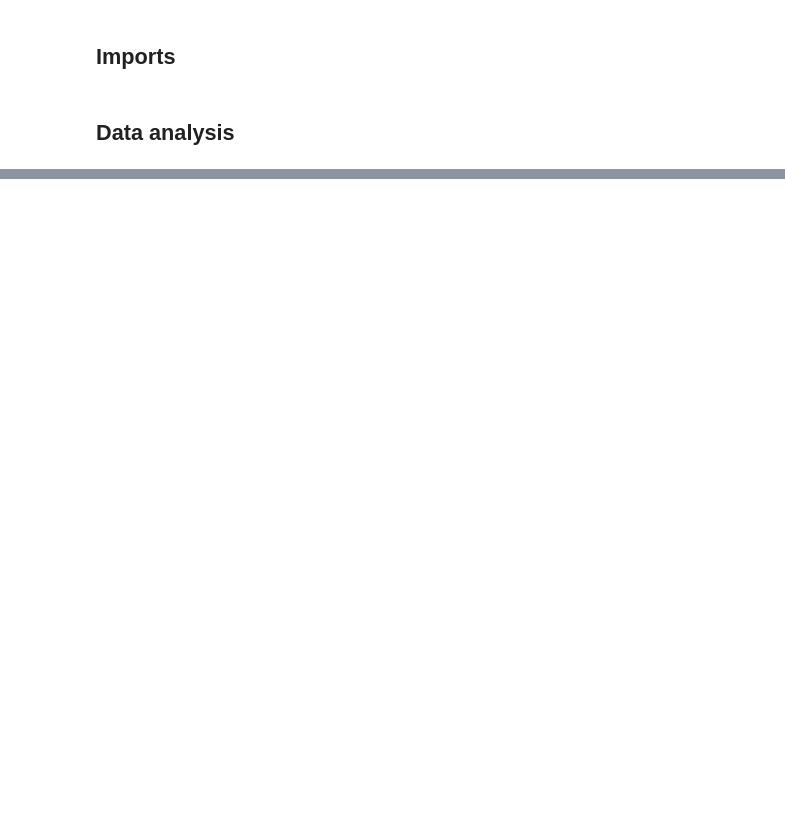
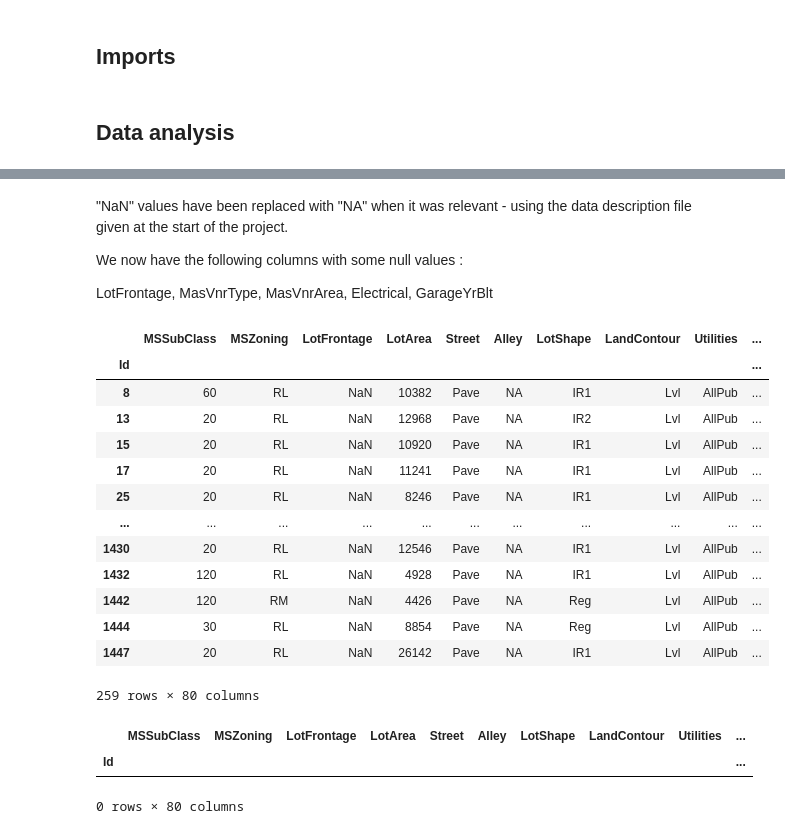
Before and after one commit to vin-br/house-prices, a Jupyter notebook: House Prices.ipynb, the cells around one changed output, grey strips where cells are left out. Cells and saved outputs as stored; diff of their text form; code cells hidden in the pictures; blank space fills up the shorter version.

```diff
--- a/House Prices.ipynb
+++ b/House Prices.ipynb
@@ -98,0 +68,2 @@ Length: 81, dtype: int64
+# %%
+dataset.set_index('Id', inplace = True)
@@ -98,0 +121,7 @@ Length: 81, dtype: int64
+# %%
+dataset_nan_values = ["Alley", "BsmtQual", "BsmtCond", "BsmtExposure", "BsmtFinType1", "BsmtFinType2", "FireplaceQu", "GarageType", "GarageFinish", "GarageQual", "GarageCond", "PoolQC", "Fence", "MiscFeature"]
+
+for columns in dataset_nan_values:
+    dataset[columns].fillna("NA", inplace = True)
+
+print(f"Non-Null Count Verification: \n {dataset.info()}")
@@ -98,0 +163,34 @@ Length: 81, dtype: int64
+# %% [markdown]
+"NaN" values have been replaced with "NA" when it was relevant - using the data description file given at the start of the project.
+
+We now have the following columns with some null values :
+
+LotFrontage, MasVnrType, MasVnrArea, Electrical, GarageYrBlt
+# %%
+dataset.loc[dataset["LotFrontage"].isnull(), :]
+# %% [output]
+|  | MSSubClass | MSZoning | LotFrontage | LotArea | Street | Alley | LotShape | LandContour | Utilities | ... |
+| Id |  |  |  |  |  |  |  |  |  | ... |
+| 8 | 60 | RL | NaN | 10382 | Pave | NA | IR1 | Lvl | AllPub | ... |
+| 13 | 20 | RL | NaN | 12968 | Pave | NA | IR2 | Lvl | AllPub | ... |
+| 15 | 20 | RL | NaN | 10920 | Pave | NA | IR1 | Lvl | AllPub | ... |
+| 17 | 20 | RL | NaN | 11241 | Pave | NA | IR1 | Lvl | AllPub | ... |
+| 25 | 20 | RL | NaN | 8246 | Pave | NA | IR1 | Lvl | AllPub | ... |
+| ... | ... | ... | ... | ... | ... | ... | ... | ... | ... | ... |
+| 1430 | 20 | RL | NaN | 12546 | Pave | NA | IR1 | Lvl | AllPub | ... |
+| 1432 | 120 | RL | NaN | 4928 | Pave | NA | IR1 | Lvl | AllPub | ... |
+| 1442 | 120 | RM | NaN | 4426 | Pave | NA | Reg | Lvl | AllPub | ... |
+| 1444 | 30 | RL | NaN | 8854 | Pave | NA | Reg | Lvl | AllPub | ... |
+| 1447 | 20 | RL | NaN | 26142 | Pave | NA | IR1 | Lvl | AllPub | ... |
+259 rows × 80 columns
+# %%
+# Replacing "NaN" values in LotFrontage column with most frequent data
+dataset["LotFrontage"] = dataset["LotFrontage"].fillna(
+    dataset["LotFrontage"].value_counts().index[0])
+
+# Verification
+dataset.loc[dataset["LotFrontage"].isnull(), :]
+# %% [output]
+|  | MSSubClass | MSZoning | LotFrontage | LotArea | Street | Alley | LotShape | LandContour | Utilities | ... |
+| Id |  |  |  |  |  |  |  |  |  | ... |
+0 rows × 80 columns
```
Also changed, not shown: parts of 24 cells of this notebook, 1 other file.
